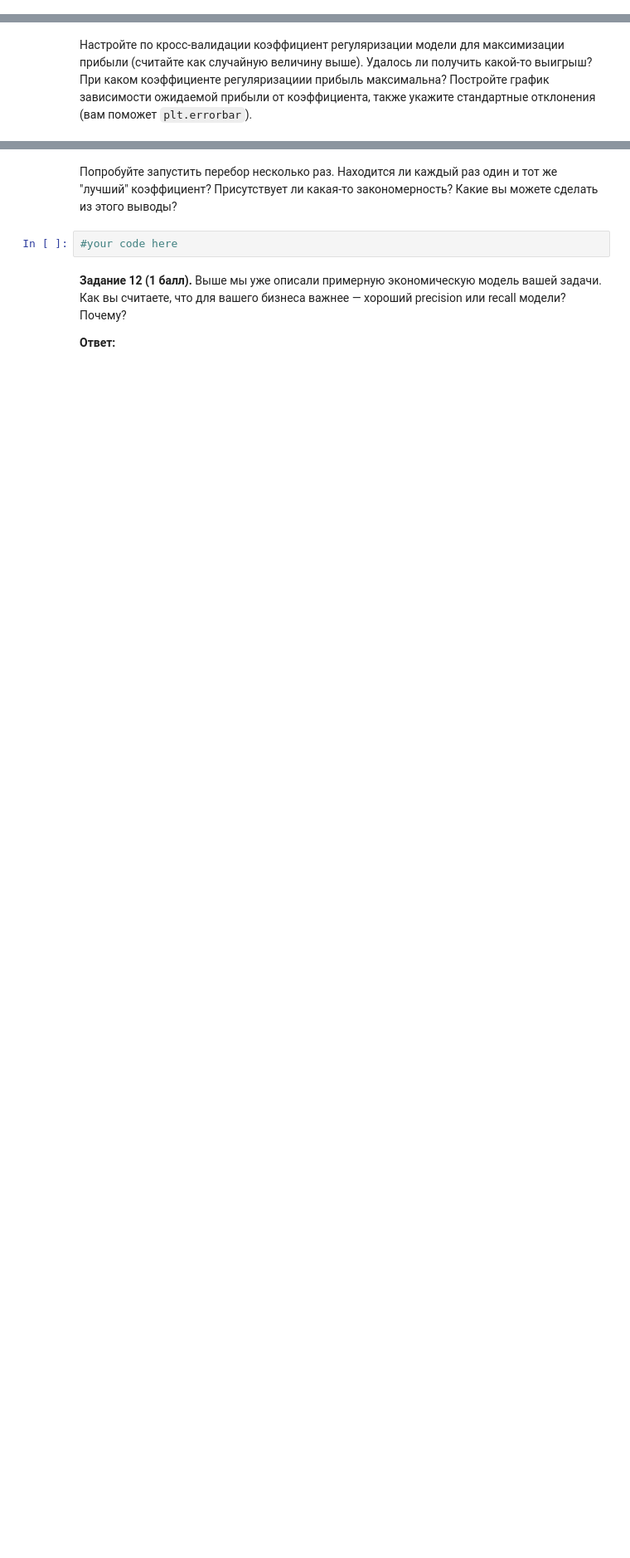
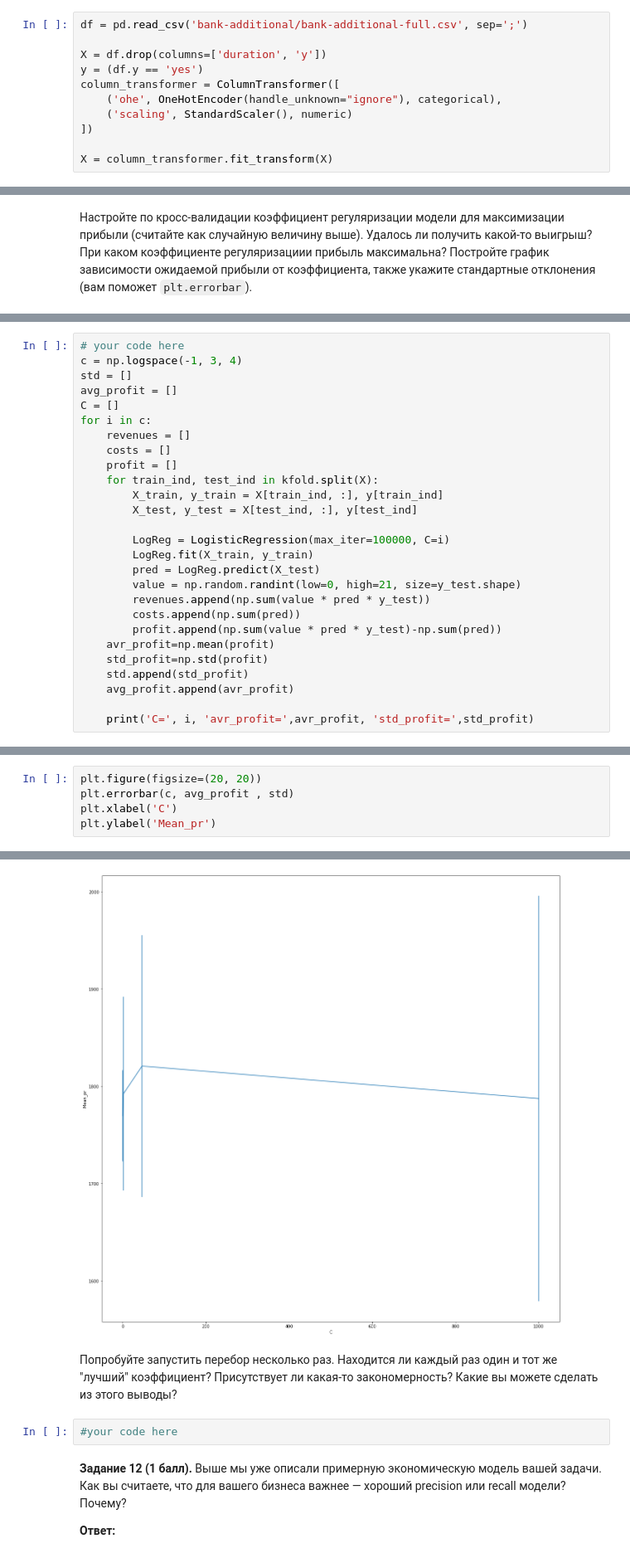
Before and after one commit to miche2020/ml-course-hse, a Jupyter notebook: 2020-fall/homeworks-practice/homework-practice-04-classification.ipynb, the cells around one changed output, grey strips where cells are left out. Shown at 83% size. Cells and saved outputs as stored; diff of their text form; blank space fills up the shorter version.

```diff
--- a/2020-fall/homeworks-practice/homework-practice-04-classification.ipynb
+++ b/2020-fall/homeworks-practice/homework-practice-04-classification.ipynb
@@ -813,0 +816,11 @@ __Задание 11 (1 балл).__ Допустим, работники ваш
+# %%
+df = pd.read_csv('bank-additional/bank-additional-full.csv', sep=';')
+
+X = df.drop(columns=['duration', 'y'])
+y = (df.y == 'yes')
+column_transformer = ColumnTransformer([
+    ('ohe', OneHotEncoder(handle_unknown="ignore"), categorical),
+    ('scaling', StandardScaler(), numeric)
+])
+
+X = column_transformer.fit_transform(X)
@@ -821,0 +896,27 @@ __Задание 11 (1 балл).__ Допустим, работники ваш
+# %%
+# your code here
+c = np.logspace(-1, 3, 4)
+std = []
+avg_profit = []
+C = []
+for i in c:
+    revenues = []
+    costs = []
+    profit = []
+    for train_ind, test_ind in kfold.split(X):
+        X_train, y_train = X[train_ind, :], y[train_ind]
+        X_test, y_test = X[test_ind, :], y[test_ind]
+
+        LogReg = LogisticRegression(max_iter=100000, C=i)
+        LogReg.fit(X_train, y_train)
+        pred = LogReg.predict(X_test)
+        value = np.random.randint(low=0, high=21, size=y_test.shape)
+        revenues.append(np.sum(value * pred * y_test))
+        costs.append(np.sum(pred))
+        profit.append(np.sum(value * pred * y_test)-np.sum(pred))
+    avr_profit=np.mean(profit)
+    std_profit=np.std(profit)
+    std.append(std_profit)
+    avg_profit.append(avr_profit)
+
+    print('C=', i, 'avr_profit=',avr_profit, 'std_profit=',std_profit)
@@ -821,0 +928,6 @@ __Задание 11 (1 балл).__ Допустим, работники ваш
+# %%
+plt.figure(figsize=(20, 20))
+plt.errorbar(c, avg_profit , std)
+plt.xlabel('C')
+plt.ylabel('Mean_pr')
+# %% [output]
@@ -822,3 +935,4 @@ __Задание 11 (1 балл).__ Допустим, работники ваш
+[figure, added]
 # %% [markdown]
 Попробуйте запустить перебор несколько раз. Находится ли каждый раз один и тот же "лучший" коэффициент? Присутствует ли какая-то закономерность? Какие вы можете сделать из этого выводы?
 # %%
```
Also changed, not shown: parts of 20 cells of this notebook, 2 other files.
